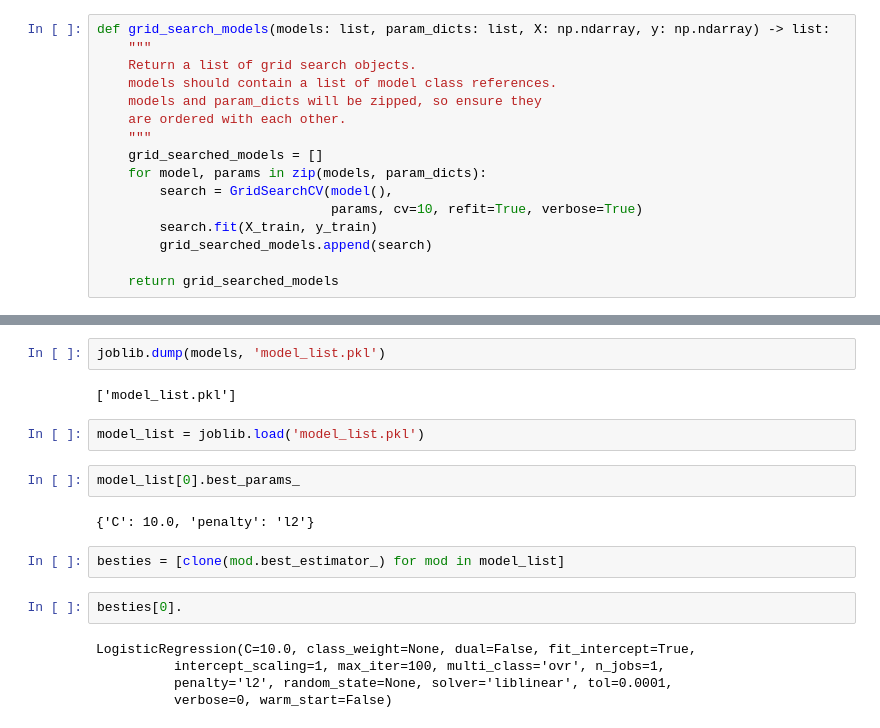
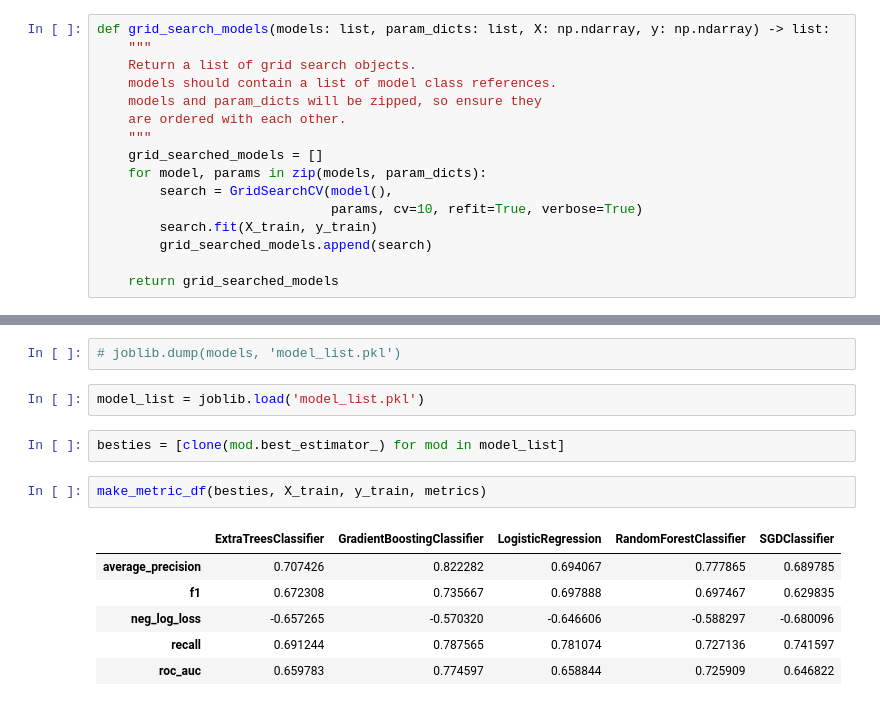
Before and after one commit to kurtrm/predicting_equipment_failure, a Jupyter notebook: notebooks/Untitled.ipynb, the cells around one changed output, grey strips where cells are left out. Cells and saved outputs as stored; diff of their text form.

```diff
--- a/notebooks/Untitled.ipynb
+++ b/notebooks/Untitled.ipynb
@@ -361,19 +343,15 @@ Wall time: 418 µs
 # %%
-joblib.dump(models, 'model_list.pkl')
+# joblib.dump(models, 'model_list.pkl')
-# %% [output]
-['model_list.pkl']
 # %%
 model_list = joblib.load('model_list.pkl')
-# %%
-model_list[0].best_params_
-# %% [output]
-{'C': 10.0, 'penalty': 'l2'}
 # %%
 besties = [clone(mod.best_estimator_) for mod in model_list]
-# %%
-besties[0].
-# %% [output]
-LogisticRegression(C=10.0, class_weight=None, dual=False, fit_intercept=True,
-          intercept_scaling=1, max_iter=100, multi_class='ovr', n_jobs=1,
-          penalty='l2', random_state=None, solver='liblinear', tol=0.0001,
-          verbose=0, warm_start=False)
+# %%
+make_metric_df(besties, X_train, y_train, metrics)
+# %% [output]
+|  | ExtraTreesClassifier | GradientBoostingClassifier | LogisticRegression | RandomForestClassifier | SGDClassifier |
+| average_precision | 0.707426 | 0.822282 | 0.694067 | 0.777865 | 0.689785 |
+| f1 | 0.672308 | 0.735667 | 0.697888 | 0.697467 | 0.629835 |
+| neg_log_loss | -0.657265 | -0.570320 | -0.646606 | -0.588297 | -0.680096 |
+| recall | 0.691244 | 0.787565 | 0.781074 | 0.727136 | 0.741597 |
+| roc_auc | 0.659783 | 0.774597 | 0.658844 | 0.725909 | 0.646822 |
```
Also changed, not shown: parts of 17 cells of this notebook.
